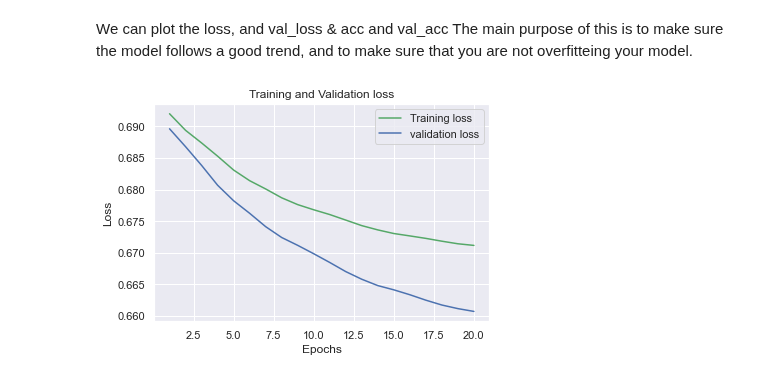
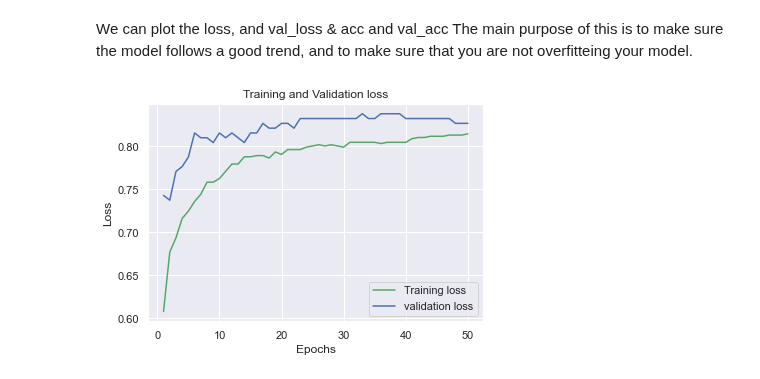
Before and after one commit to wncc/Hello-FOSS-ML, a Jupyter notebook: Titanic neural network Tensorflow.ipynb, the cells around one changed output. Drawn from its saved outputs; the diff is of its cells as text; code cells hidden in the pictures.

```diff
--- a/Titanic neural network Tensorflow.ipynb
+++ b/Titanic neural network Tensorflow.ipynb
@@ -36,8 +32,8 @@ train.csv
 We will be first importing the data, and creating copies. I recommend this because it give you access to a clean untouched base file.
 Next, we will be dropping some things that we don't need such as passenger Id and Ticket price
 # %%
-train_data = pd.read_csv('./titanic/train.csv')
-test_data = pd.read_csv('./titanic/test.csv')
+train_data = pd.read_csv('./train.csv')
+test_data = pd.read_csv('./test.csv')
 #make a copy so your original data is not touched
 train = train_data.copy()
 test = test_data.copy()
@@ -272,8 +268,8 @@ from keras.models import Sequential
 from keras.layers import Dense, Activation, Dropout, Flatten, Conv2D,MaxPool2D
 from keras.wrappers.scikit_learn import KerasClassifier
 
-tf.keras.optimizers.SGD(
-    learning_rate=0.5, name='SGD'
+tf.keras.optimizers.Adam(
+    learning_rate=0.01, name='Adam'
 )
 #creating a model with sequential columns
 model = Sequential()
@@ -282,20 +278,20 @@ model = Sequential()
 model.add(Flatten())
 #creates the first latyer with the input dimanetion.
 
-model.add(Dense(4, input_dim=train.shape[1],kernel_initializer = 'uniform', activation='relu'))
+model.add(Dense(4, input_dim=train.shape[1], activation='relu'))
 #next layer with 32 dense nodes
-model.add(Dense(4, kernel_initializer = 'uniform', activation = 'relu'))
+model.add(Dense(32, activation = 'relu'))
 
 #last layer is initiated here
-model.add(Dense(4,kernel_initializer = 'uniform', activation = 'relu'))
+model.add(Dense(4, activation = 'relu'))
 
 # create output layer
     # Feel free to experiment with the activation functions and the optimizers
 model.add(Dense(1, activation='sigmoid'))  # output layer
 
-model.compile(loss='binary_crossentropy', optimizer='SGD', metrics=['accuracy'])
+model.compile(loss='binary_crossentropy', optimizer='Adam', metrics=['accuracy'])
 # %% [markdown]
 **Let's fit our model!**
 # %%
-history = model.fit(train, y_train, epochs=20, batch_size=50, validation_split = 0.2)
+history = model.fit(train, y_train, epochs=50, batch_size=50, validation_split = 0.2)
 # %% [output]
@@ -360,15 +354,15 @@ output.to_csv('prediction-ann.csv', index=False)
 We can plot the loss, and val_loss & acc and val_acc
 The main purpose of this is to make sure the model follows a good trend, and to make sure that you are not overfitteing your model.
 # %%
-loss_train = history.history['loss']
-loss_val = history.history['val_loss']
-epochs = range(1,21)
+loss_train = history.history['accuracy']
+loss_val = history.history['val_accuracy']
+epochs = range(1,51)
 plt.plot(epochs, loss_train, 'g', label='Training loss')
 plt.plot(epochs, loss_val, 'b', label='validation loss')
 plt.title('Training and Validation loss')
 plt.xlabel('Epochs')
 plt.ylabel('Loss')
 plt.legend()
 plt.show()
 # %% [output]
-[figure, old version]
+[figure, new version]
```
Also changed, not shown: parts of 4 cells of this notebook.
